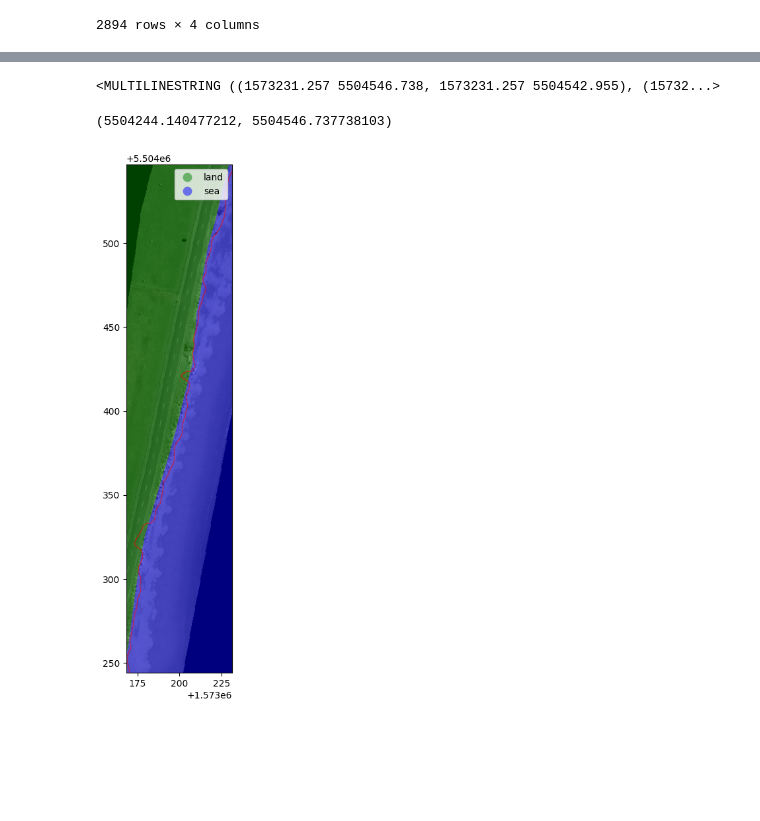
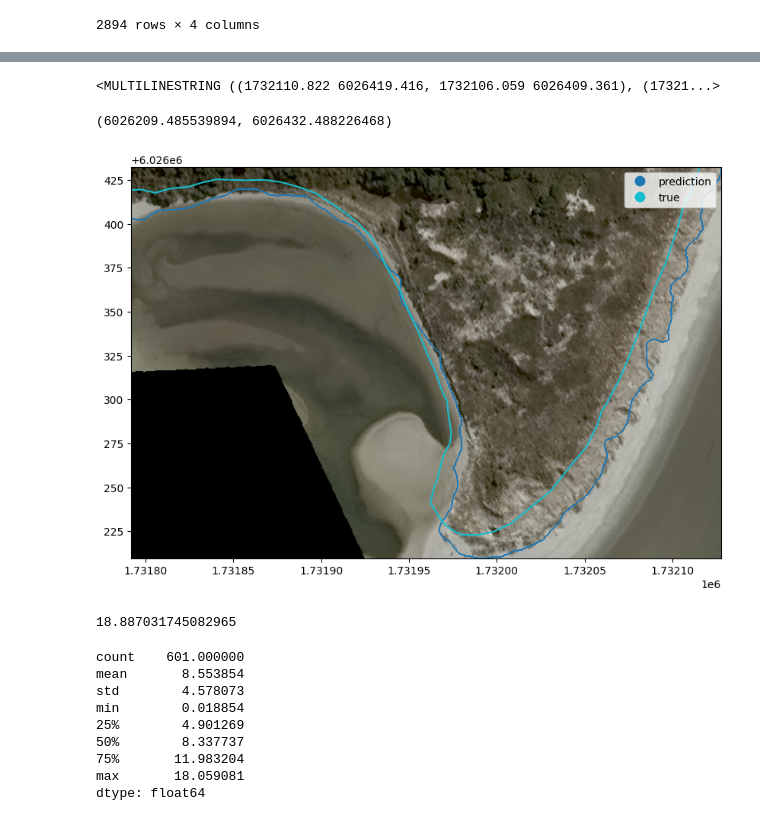
Before and after one commit to UoA-eResearch/CoastChange, a Jupyter notebook: predict.ipynb, the cells around one changed output, grey strips where cells are left out. Cells and saved outputs as stored; diff of their text form; code cells hidden in the pictures; blank space fills up the shorter version.

Commit message:
calculate error metrics in meters

```diff
--- a/predict.ipynb
+++ b/predict.ipynb
@@ -124,23 +133,49 @@ df.plot(column="class", categorical=True, cmap=cmap, legend=True)
-# %%
-land_poly = df.geometry[df["class"] == 1].iloc[0]
-sea_poly = df.geometry[df["class"] == 0].iloc[0]
-line = land_poly.intersection(sea_poly)
-line
-# %% [output]
-<MULTILINESTRING ((1573231.257 5504546.738, 1573231.257 5504542.955), (15732...>
+# %%
+true_df.sort_values(by="area", inplace=True, ascending=False)
+# Take the largest land and the largest sea polygons
+land_poly = true_df.geometry[true_df["class"] == "land"].iloc[0]
+sea_poly = true_df.geometry[true_df["class"] == "sea"].iloc[0]
+# Return the intersection thereof (EOV)
+true_line = land_poly.intersection(sea_poly)
+true_line
+# %% [output]
+<MULTILINESTRING ((1732110.822 6026419.416, 1732106.059 6026409.361), (17321...>
 # %%
 fig, ax = plt.subplots()
 ax = rasterio.plot.show(image, ax=ax)
-cmap = matplotlib.colors.ListedColormap(['green', 'blue'])
-true_df.plot(column="class", cmap=cmap, legend=True, ax=ax, alpha=.5)
 
-line_df = gpd.GeoDataFrame(geometry=[line])
-line_df.plot(color="red", linewidth=1, ax=ax, alpha=.5)
+line_df = gpd.GeoDataFrame({"type": ["prediction", "true"]}, geometry=[line, true_line])
+line_df.plot(column="type", legend=True, ax=ax)
 b = line_df.total_bounds
 xlim = ([b[0], b[2]])
 ylim = ([b[1], b[3]])
 ax.set_xlim(xlim)
 ax.set_ylim(ylim)
 # %% [output]
-(5504244.140477212, 5504546.737738103)
+(6026209.485539894, 6026432.488226468)
-[figure, old version]
+[figure, new version]
+# %%
+# The Hausdorff distance between two geometries is the furthest distance that a point on either geometry can be from the nearest point to it on the other geometry.
+true_line.hausdorff_distance(line)
+# %% [output]
+18.887031745082965
+# %%
+error = []
+distances = np.arange(0, true_line.length, 1)
+for distance in distances:
+    # Get a point this distance along the line
+    point = true_line.interpolate(distance)
+    # Distance from this point to the nearest point on the predicted line
+    error.append(point.distance(line))
+error = pd.Series(error)
+error.describe()
+# %% [output]
+count    601.000000
+mean       8.553854
+std        4.578073
+min        0.018854
+25%        4.901269
+50%        8.337737
+75%       11.983204
+max       18.059081
+dtype: float64
```
Also changed, not shown: parts of 12 cells of this notebook.
